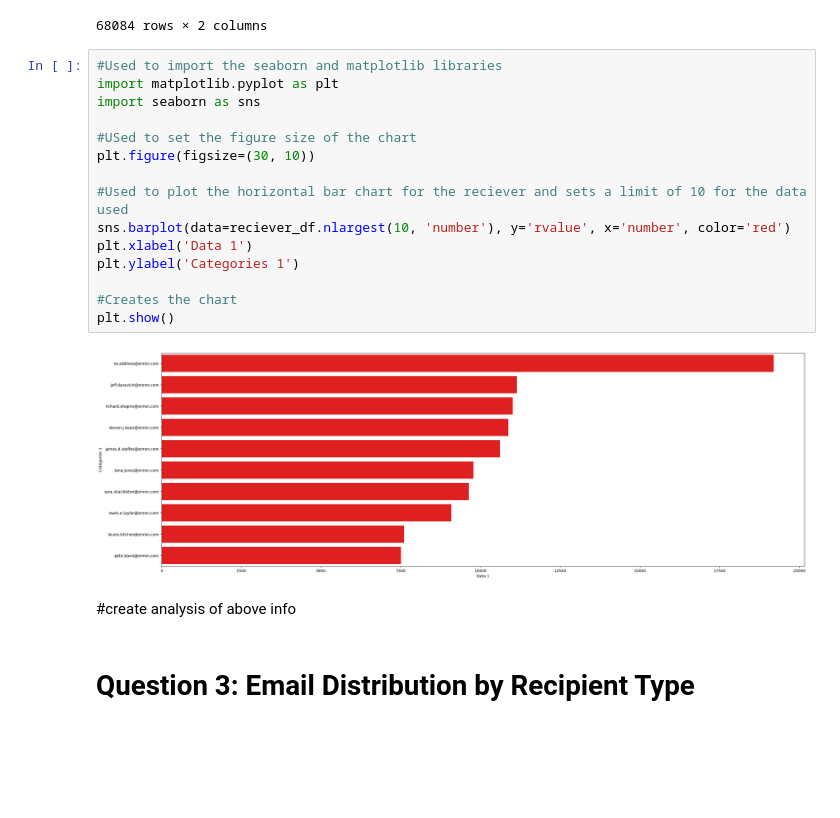
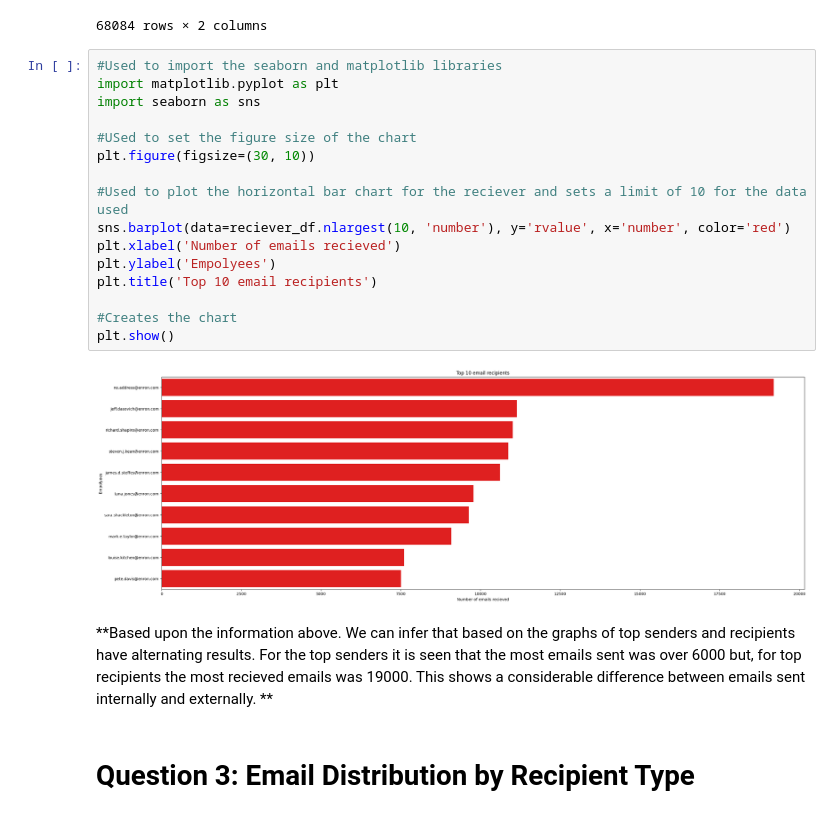
Before and after one commit to Vincentlee777/Programming_assignment, a Jupyter notebook: Business_Report.ipynb, the cells around one changed output. Drawn from its saved outputs; the diff is of its cells as text; blank space fills up the shorter version.

```diff
--- a/Business_Report.ipynb
+++ b/Business_Report.ipynb
@@ -414,22 +416,23 @@ reciever_df
 # %%
 #Used to import the seaborn and matplotlib libraries
 import matplotlib.pyplot as plt
 import seaborn as sns
 
 #USed to set the figure size of the chart
 plt.figure(figsize=(30, 10))
 
 #Used to plot the horizontal bar chart for the reciever and sets a limit of 10 for the data used
 sns.barplot(data=reciever_df.nlargest(10, 'number'), y='rvalue', x='number', color='red')
-plt.xlabel('Data 1')
-plt.ylabel('Categories 1')
+plt.xlabel('Number of emails recieved')
+plt.ylabel('Empolyees')
+plt.title('Top 10 email recipients')
 
 #Creates the chart
 plt.show()
 # %% [output]
-[figure, old version]
+[figure, new version]
-# %% [markdown]
-#create analysis of above info
+# %% [markdown]
+**Based upon the information above. We can infer that based on the graphs of top senders and recipients have alternating results. For the top senders it is seen that the most emails sent was over 6000 but, for top recipients the most recieved emails was 19000. This shows a considerable difference between emails sent internally and externally. **
 # %% [markdown]
 # **Question 3: Email Distribution by Recipient Type**
 # %%
```
Also changed, not shown: parts of 12 cells of this notebook.
